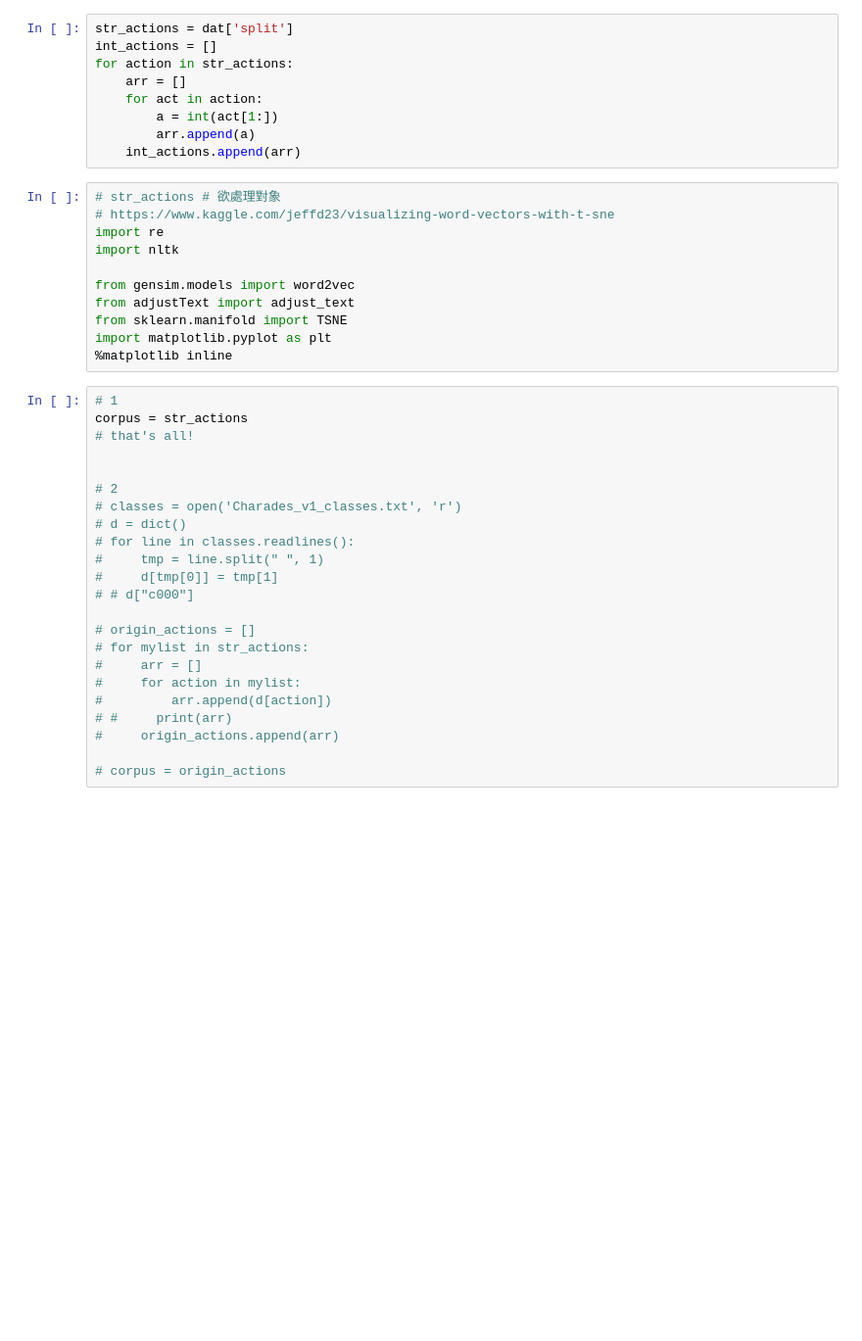
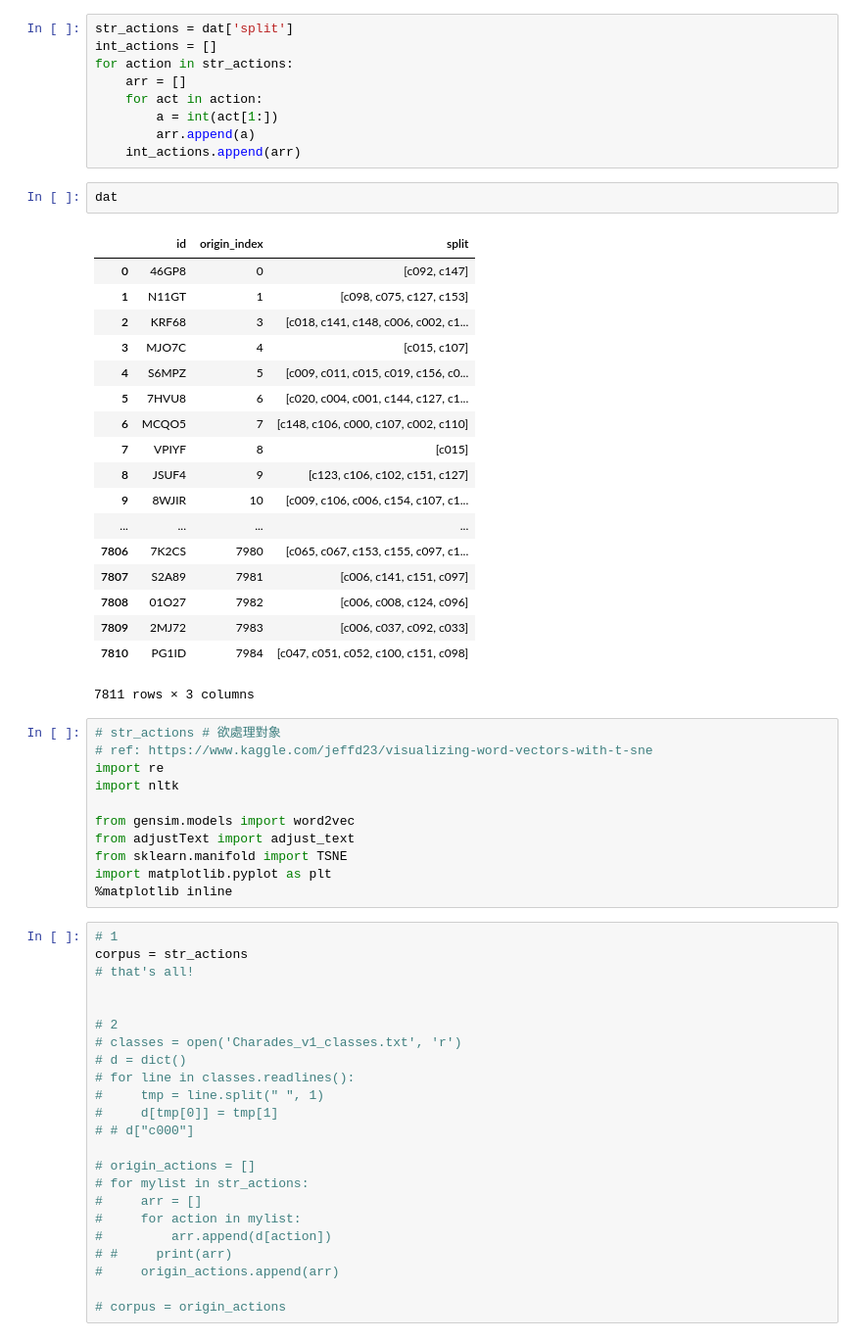
Before and after one commit to AdrianHsu/charades-parser, a Jupyter notebook: train_actions_csv.ipynb, the cells around one changed output. Shown: that part at 98% size. Cells and saved outputs as stored; diff of their text form; blank space fills up the shorter version.

```diff
--- a/train_actions_csv.ipynb
+++ b/train_actions_csv.ipynb
@@ -74,9 +65,30 @@ for action in str_actions:
         a = int(act[1:])
         arr.append(a)
     int_actions.append(arr)
+# %%
+dat
+# %% [output]
+|  | id | origin_index | split |
+| 0 | 46GP8 | 0 | [c092, c147] |
+| 1 | N11GT | 1 | [c098, c075, c127, c153] |
+| 2 | KRF68 | 3 | [c018, c141, c148, c006, c002, c1... |
+| 3 | MJO7C | 4 | [c015, c107] |
+| 4 | S6MPZ | 5 | [c009, c011, c015, c019, c156, c0... |
+| 5 | 7HVU8 | 6 | [c020, c004, c001, c144, c127, c1... |
+| 6 | MCQO5 | 7 | [c148, c106, c000, c107, c002, c110] |
+| 7 | VPIYF | 8 | [c015] |
+| 8 | JSUF4 | 9 | [c123, c106, c102, c151, c127] |
+| 9 | 8WJIR | 10 | [c009, c106, c006, c154, c107, c1... |
+| ... | ... | ... | ... |
+| 7806 | 7K2CS | 7980 | [c065, c067, c153, c155, c097, c1... |
+| 7807 | S2A89 | 7981 | [c006, c141, c151, c097] |
+| 7808 | 01O27 | 7982 | [c006, c008, c124, c096] |
+| 7809 | 2MJ72 | 7983 | [c006, c037, c092, c033] |
+| 7810 | PG1ID | 7984 | [c047, c051, c052, c100, c151, c098] |
+7811 rows × 3 columns
 # %%
 # str_actions # 欲處理對象
-# https://www.kaggle.com/jeffd23/visualizing-word-vectors-with-t-sne
+# ref: https://www.kaggle.com/jeffd23/visualizing-word-vectors-with-t-sne
 import re
 import nltk
 
```
Also changed, not shown: parts of 2 cells of this notebook.
